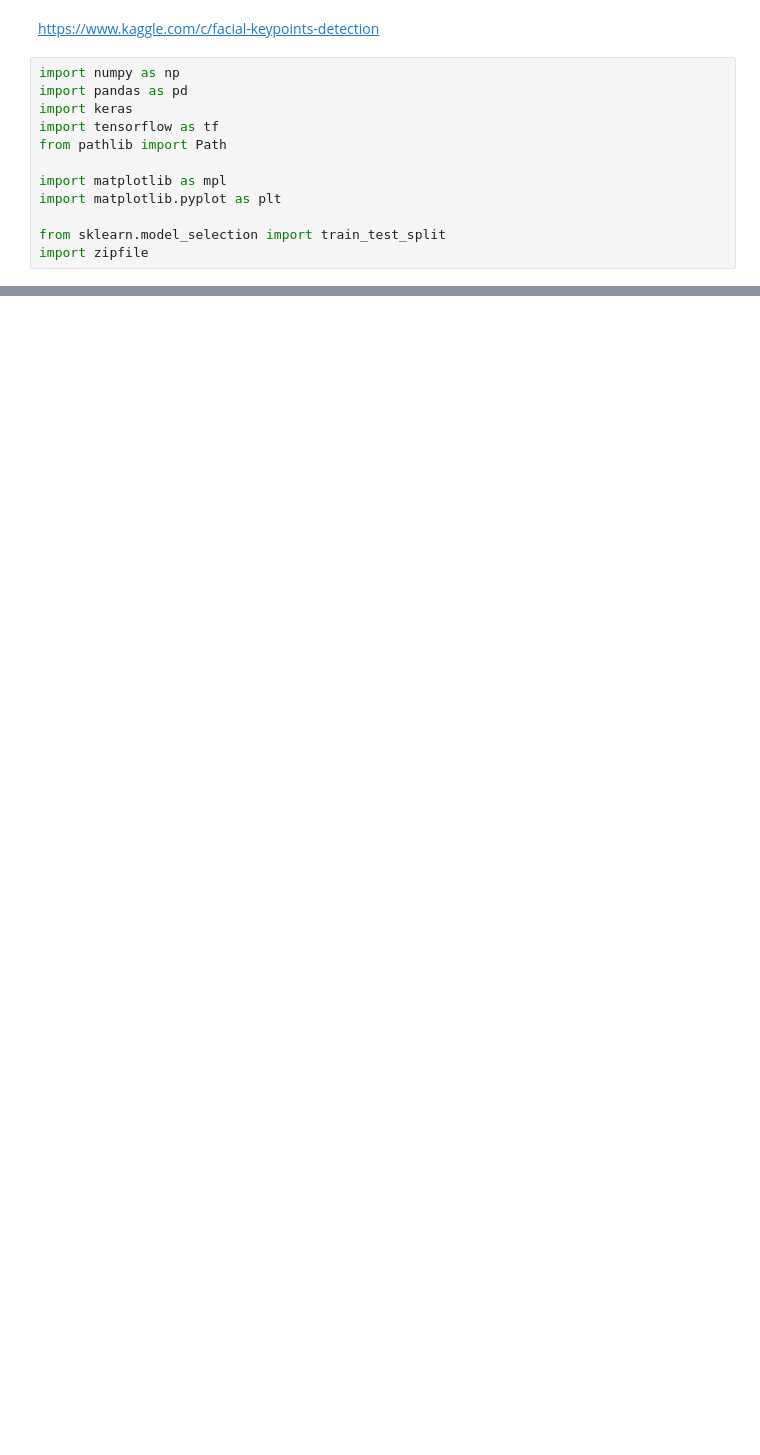
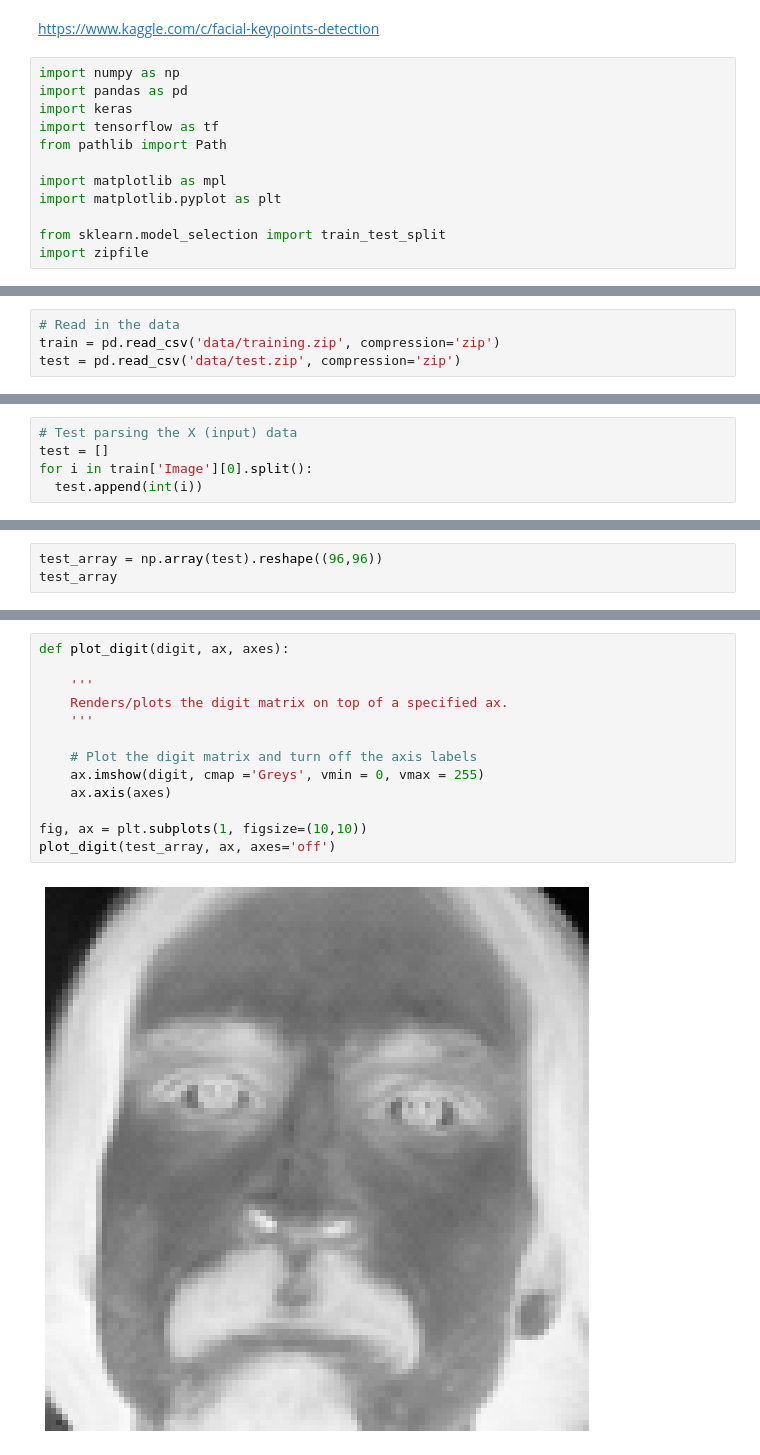
Before and after one commit to haoyuzhang89/W207-Facial-Keypoint-Detection, a Jupyter notebook: Master_Code.ipynb, the cells around one changed output, grey strips where cells are left out. Saved outputs shown, nothing was run; the diff lists cells and outputs as text; blank space fills up the shorter version.

Commit message:
Initial data parsing

```diff
--- a/Master_Code.ipynb
+++ b/Master_Code.ipynb
@@ -36,0 +28,4 @@ HTTPError: ignored
+# %%
+# Read in the data
+train = pd.read_csv('data/training.zip', compression='zip')
+test = pd.read_csv('data/test.zip', compression='zip')
@@ -48,0 +72,5 @@ NameError: ignored
+# %%
+# Test parsing the X (input) data
+test = []
+for i in train['Image'][0].split():
+  test.append(int(i))
@@ -48,0 +83,3 @@ NameError: ignored
+# %%
+test_array = np.array(test).reshape((96,96))
+test_array
@@ -48,0 +94,15 @@ NameError: ignored
+# %%
+def plot_digit(digit, ax, axes):
+
+    '''
+    Renders/plots the digit matrix on top of a specified ax.
+    '''
+
+    # Plot the digit matrix and turn off the axis labels
+    ax.imshow(digit, cmap ='Greys', vmin = 0, vmax = 255)
+    ax.axis(axes)
+
+fig, ax = plt.subplots(1, figsize=(10,10))
+plot_digit(test_array, ax, axes='off')
+# %% [output]
+[figure, added]
```
Also changed, not shown: parts of 15 cells of this notebook.
